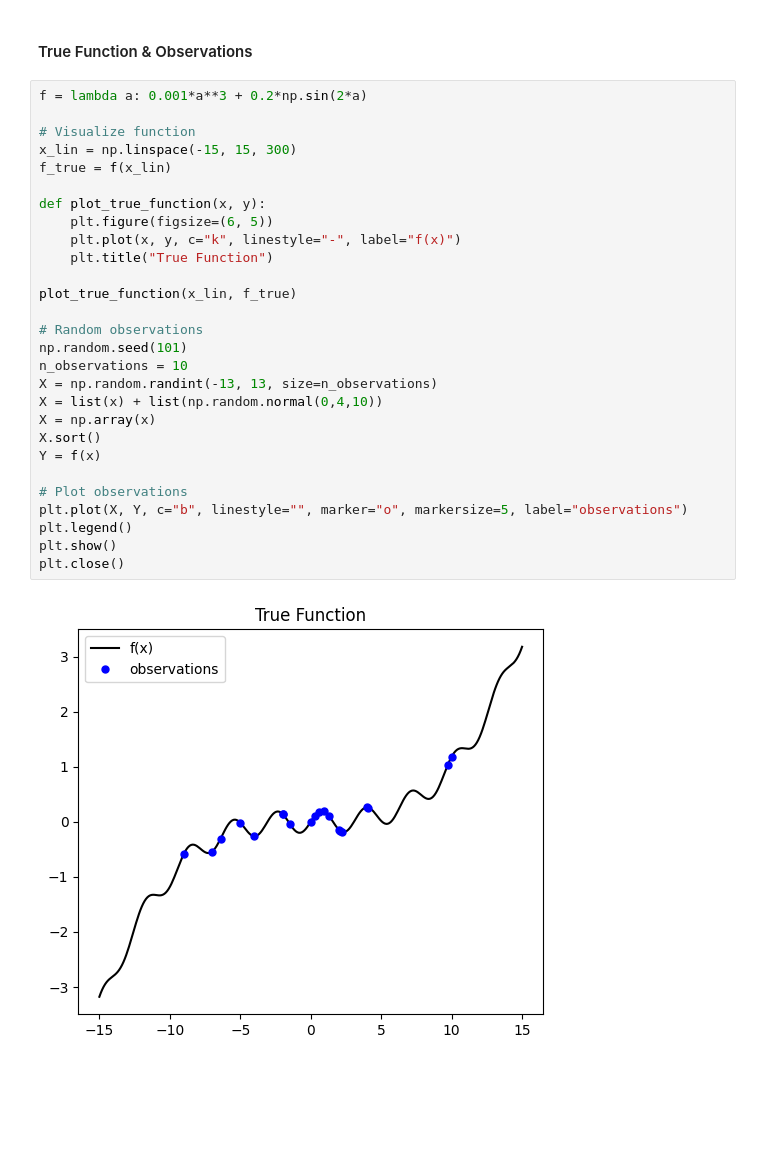
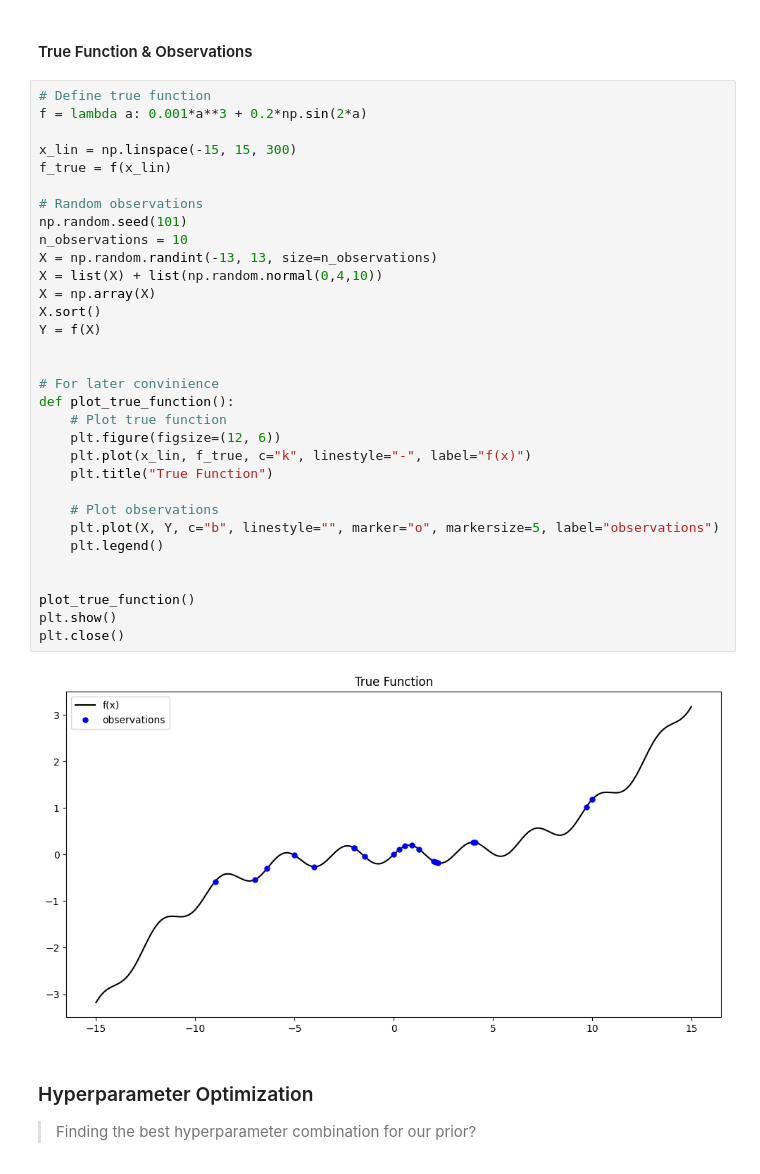
Before and after one commit to ThomasJon196/BIGP-MachineLearning, a Jupyter notebook: main.ipynb, the cells around one changed output. Cells and saved outputs as stored; diff of their text form; blank space fills up the shorter version.

```diff
--- a/main.ipynb
+++ b/main.ipynb
@@ -118,32 +118,40 @@ Given the true function $f$ of some relationship. We make some obervations $[X,
 # %% [markdown]
 #### True Function & Observations
 # %%
+# Define true function
 f = lambda a: 0.001*a**3 + 0.2*np.sin(2*a)
 
-# Visualize function
 x_lin = np.linspace(-15, 15, 300)
 f_true = f(x_lin)
-
-def plot_true_function(x, y):
-    plt.figure(figsize=(6, 5))
-    plt.plot(x, y, c="k", linestyle="-", label="f(x)")
-    plt.title("True Function")
-
-plot_true_function(x_lin, f_true)
 
 # Random observations
 np.random.seed(101)
 n_observations = 10
 X = np.random.randint(-13, 13, size=n_observations)
-X = list(x) + list(np.random.normal(0,4,10))
-X = np.array(x)
+X = list(X) + list(np.random.normal(0,4,10))
+X = np.array(X)
 X.sort()
-Y = f(x)
+Y = f(X)
 
-# Plot observations
-plt.plot(X, Y, c="b", linestyle="", marker="o", markersize=5, label="observations")
-plt.legend()
+
+# For later convinience
+def plot_true_function():
+    # Plot true function
+    plt.figure(figsize=(12, 6))
+    plt.plot(x_lin, f_true, c="k", linestyle="-", label="f(x)")
+    plt.title("True Function")
+
+    # Plot observations
+    plt.plot(X, Y, c="b", linestyle="", marker="o", markersize=5, label="observations")
+    plt.legend()
+
+
+plot_true_function()
 plt.show()
 plt.close()
 # %% [output]
-[figure, old version]
+[figure, new version]
+# %% [markdown]
+### Hyperparameter Optimization
+
+> Finding the best hyperparameter combination for our prior?
```
Also changed, not shown: parts of 9 cells of this notebook.
